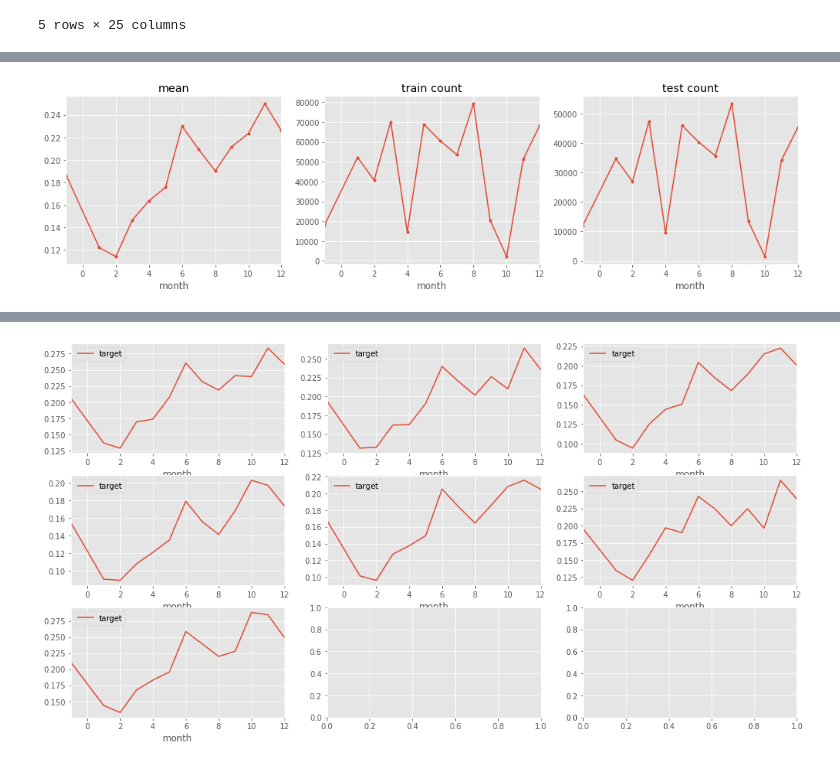
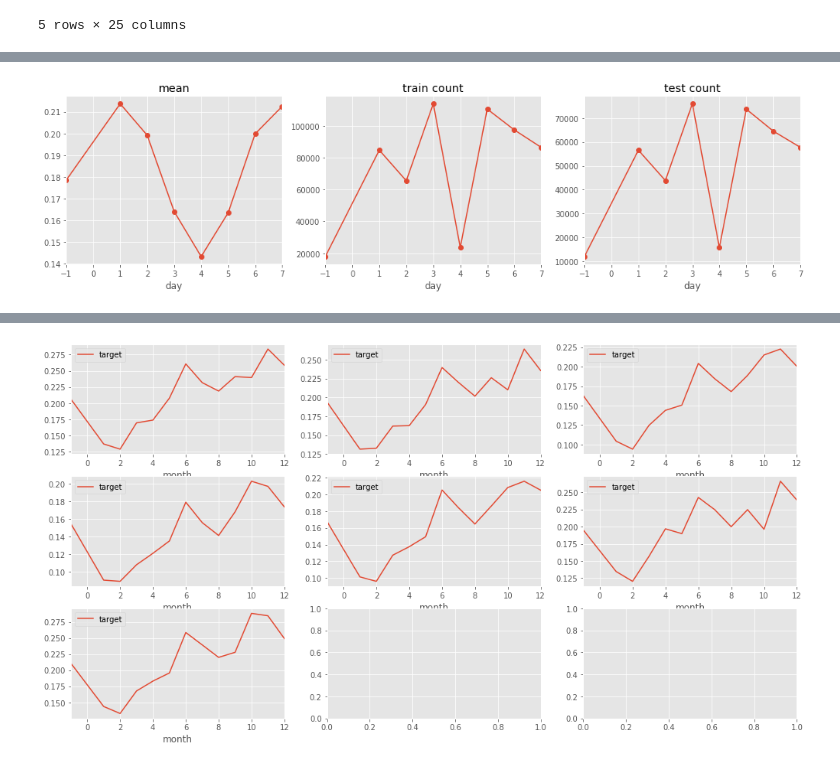
Before and after one commit to viktorsapozhok/cafeen, a Jupyter notebook: notebooks/1_simple_eda.ipynb, the cells around one changed output, grey strips where cells are left out. Drawn from its saved outputs; the diff is of its cells as text; code cells hidden in the pictures.

```diff
--- a/notebooks/1_simple_eda.ipynb
+++ b/notebooks/1_simple_eda.ipynb
@@ -28,8 +28,3 @@ train.head()
 5 rows × 25 columns
 # %%
 print(f"P(target=1) = {train['target'].sum() / len(train):.3f}")
-# %%
-train['day'] = train['day'].fillna(value=-1)
-train['month'] = train['month'].fillna(value=-1)
-test['day'] = test['day'].fillna(value=-1)
-test['month'] = test['month'].fillna(value=-1)
@@ -36,8 +52,19 @@ test['month'] = test['month'].fillna(value=-1)
 # %%
-fig, ax = plt.subplots(1,3,figsize=(17,4))
-train.groupby('day')['target'].mean().plot(ax=ax[0], marker='.')
-train.groupby('day')['target'].count().plot(ax=ax[1], marker='.')
-test.groupby('day')['day'].count().plot(ax=ax[2], marker='.')
-ax[0].set_title('mean');
-ax[1].set_title('train count');
-ax[2].set_title('test count');
+def plot_feature(feature, marker=None, sort=False):
+    fig, ax = plt.subplots(1, 3, figsize=(17,4))
+    if sort:
+        train.groupby(feature)['target'].mean().sort_values().plot(ax=ax[0], marker=marker)
+    else:
+        train.groupby(feature)['target'].mean().plot(ax=ax[0], marker=marker)
+    train.groupby(feature)['target'].count().plot(ax=ax[1], marker=marker)
+    test.groupby(feature)['day'].count().plot(ax=ax[2], marker=marker)
+    ax[0].set_title('mean')
+    ax[1].set_title('train count')
+    ax[2].set_title('test count')
+    return ax
+
+def fillna(train, test, features, values):
+    for i, feature in enumerate(features):
+        train[feature] = train[feature].fillna(value=values[i])
+        test[feature] = test[feature].fillna(value=values[i])
+    return train, test
@@ -46,10 +70,0 @@ ax[2].set_title('test count');
-# %%
-fig, ax = plt.subplots(1,3,figsize=(17,4))
-train.groupby('month')['target'].mean().plot(ax=ax[0], marker='.')
-train.groupby('month')['target'].count().plot(ax=ax[1], marker='.')
-test.groupby('month')['month'].count().plot(ax=ax[2], marker='.')
-ax[0].set_title('mean');
-ax[1].set_title('train count');
-ax[2].set_title('test count');
-# %% [output]
-[figure, removed]
@@ -55,0 +73,4 @@ ax[2].set_title('test count');
+# %%
+ax = plot_feature('day', marker='o');
+# %% [output]
+[figure, added]
```
Also changed, not shown: parts of 17 cells of this notebook, 4 other files.
